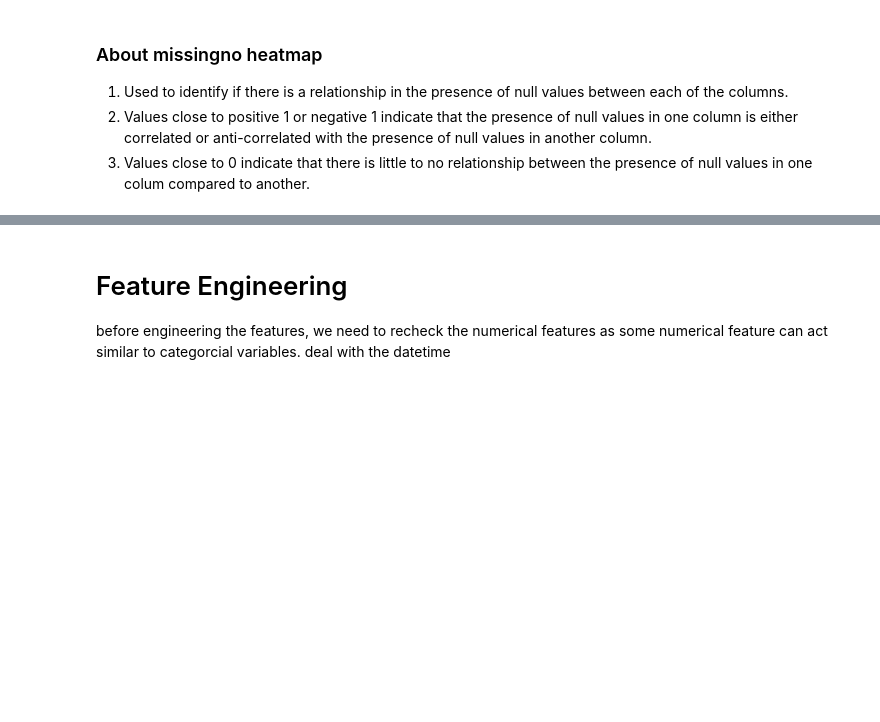
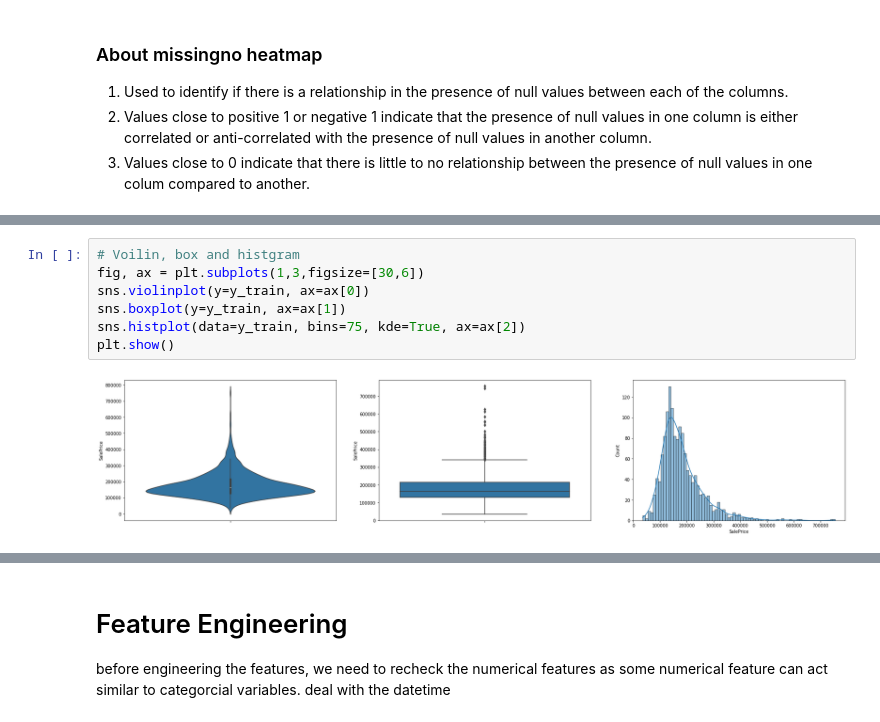
Before and after one commit to macorony/House_Price, a Jupyter notebook: various-models-on-house-price.ipynb, the cells around one changed output, grey strips where cells are left out. Drawn from its saved outputs; the diff is of its cells as text; blank space fills up the shorter version.

```diff
--- a/various-models-on-house-price.ipynb
+++ b/various-models-on-house-price.ipynb
@@ -164,0 +381,9 @@ X_train, y_train = df_train.iloc[:,:-1], df_train.iloc[:,-1]
+# %%
+# Voilin, box and histgram
+fig, ax = plt.subplots(1,3,figsize=[30,6])
+sns.violinplot(y=y_train, ax=ax[0])
+sns.boxplot(y=y_train, ax=ax[1])
+sns.histplot(data=y_train, bins=75, kde=True, ax=ax[2])
+plt.show()
+# %% [output]
+[figure, added]
```
Also changed, not shown: parts of 62 cells of this notebook.
